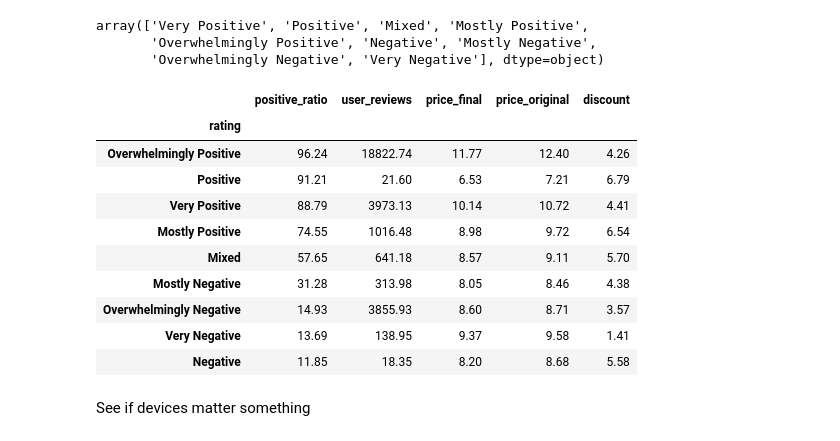
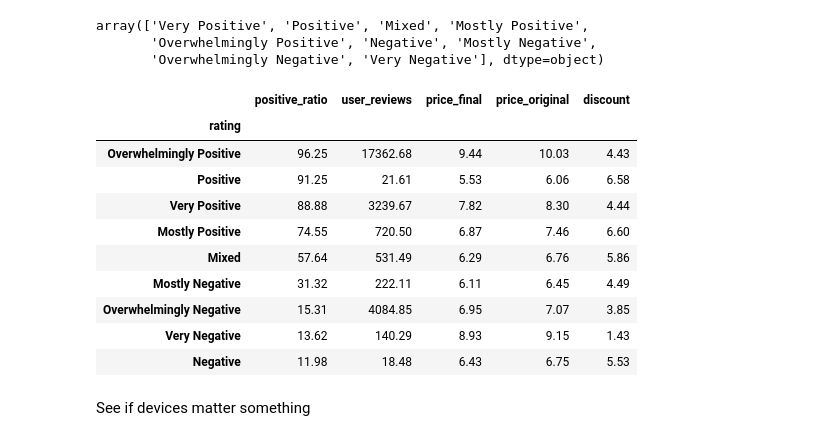
Before and after one commit to LLF00/datascience1, a Jupyter notebook: DS Project.ipynb, the cells around one changed output. Saved outputs shown, nothing was run; the diff lists cells and outputs as text; code cells hidden in the pictures.

```diff
--- a/DS Project.ipynb
+++ b/DS Project.ipynb
@@ -30,0 +46,4 @@ memory usage: 3.7+ MB
+# %%
+df1 = df.merge(metadata, on='app_id')
+# %%
+df1 = df1.drop('description', axis=1)
@@ -40,4 +88,6 @@ df.isnull().sum(axis=1).sum()
 drop duplicate if any
 # %%
 # Drop duplicate rows
-df.drop_duplicates(inplace=True)
+df1.drop_duplicates(subset=['app_id', 'title', 'date_release', 'win', 'mac', 'linux',
+                             'rating', 'positive_ratio', 'user_reviews', 'price_final',
+                             'price_original', 'discount', 'steam_deck'], inplace=True)
@@ -43,0 +117,3 @@ df.drop_duplicates(inplace=True)
+# %%
+df1 = df1[df1['price_final'] < 29]
+df1 = df1[df1['price_original'] < 30]
@@ -80,19 +156,19 @@ array(['Very Positive', 'Positive', 'Mixed', 'Mostly Positive',
        'Overwhelmingly Positive', 'Negative', 'Mostly Negative',
        'Overwhelmingly Negative', 'Very Negative'], dtype=object)
 # %%
-df.groupby('rating')[['positive_ratio','user_reviews', 'price_final','price_original','discount']].mean().round(2).sort_values(by='positive_ratio', ascending=False)
+df1.groupby('rating')[['positive_ratio','user_reviews', 'price_final','price_original','discount']].mean().round(2).sort_values(by='positive_ratio', ascending=False)
 # %% [output]
 |  | positive_ratio | user_reviews | price_final | price_original | discount |
 | rating |  |  |  |  |  |
-| Overwhelmingly Positive | 96.24 | 18822.74 | 11.77 | 12.40 | 4.26 |
-| Positive | 91.21 | 21.60 | 6.53 | 7.21 | 6.79 |
-| Very Positive | 88.79 | 3973.13 | 10.14 | 10.72 | 4.41 |
-| Mostly Positive | 74.55 | 1016.48 | 8.98 | 9.72 | 6.54 |
-| Mixed | 57.65 | 641.18 | 8.57 | 9.11 | 5.70 |
-| Mostly Negative | 31.28 | 313.98 | 8.05 | 8.46 | 4.38 |
-| Overwhelmingly Negative | 14.93 | 3855.93 | 8.60 | 8.71 | 3.57 |
-| Very Negative | 13.69 | 138.95 | 9.37 | 9.58 | 1.41 |
-| Negative | 11.85 | 18.35 | 8.20 | 8.68 | 5.58 |
+| Overwhelmingly Positive | 96.25 | 17362.68 | 9.44 | 10.03 | 4.43 |
+| Positive | 91.25 | 21.61 | 5.53 | 6.06 | 6.58 |
+| Very Positive | 88.88 | 3239.67 | 7.82 | 8.30 | 4.44 |
+| Mostly Positive | 74.55 | 720.50 | 6.87 | 7.46 | 6.60 |
+| Mixed | 57.64 | 531.49 | 6.29 | 6.76 | 5.86 |
+| Mostly Negative | 31.32 | 222.11 | 6.11 | 6.45 | 4.49 |
+| Overwhelmingly Negative | 15.31 | 4084.85 | 6.95 | 7.07 | 3.85 |
+| Very Negative | 13.62 | 140.29 | 8.93 | 9.15 | 1.43 |
+| Negative | 11.98 | 18.48 | 6.43 | 6.75 | 5.53 |
 # %% [markdown]
 See if devices matter something
 # %% [markdown]
```
Also changed, not shown: parts of 26 cells of this notebook.
